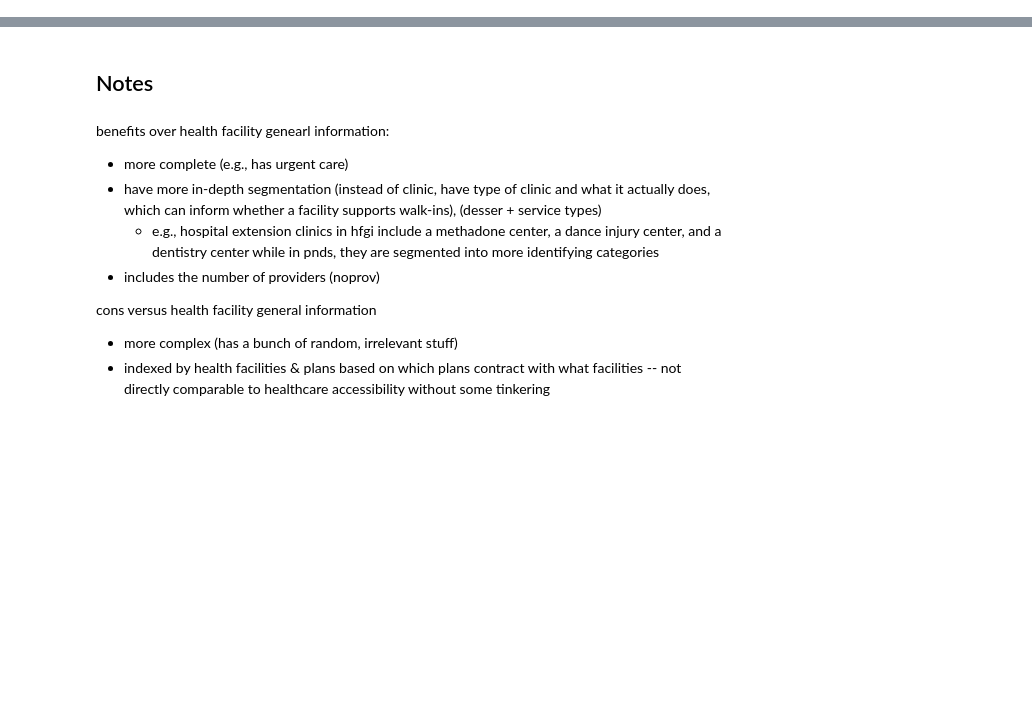
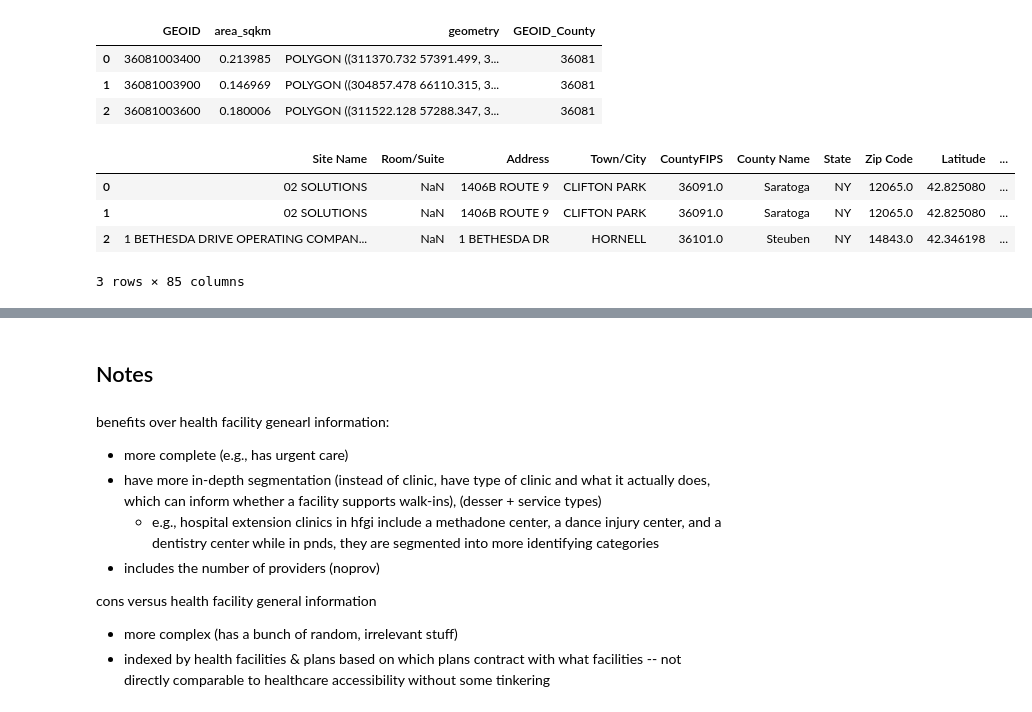
Before and after one commit to yianzhang14/cybergis_hospitals, a Jupyter notebook: data_cleaning_pnds.ipynb, the cells around one changed output, grey strips where cells are left out. Cells and saved outputs as stored; diff of their text form; code cells hidden in the pictures; blank space fills up the shorter version.

```diff
--- a/data_cleaning_pnds.ipynb
+++ b/data_cleaning_pnds.ipynb
@@ -34,0 +20,24 @@ df_ny
+# %%
+# Census tracts in NYC
+tracts = gpd.read_file('./data/new_york_census_tract.geojson')
+tracts['GEOID_County'] = tracts.apply(lambda x:x['GEOID'][0:5], axis=1)
+tracts.head(3)
+# %% [output]
+|  | GEOID | area_sqkm | geometry | GEOID_County |
+| 0 | 36081003400 | 0.213985 | POLYGON ((311370.732 57391.499, 3... | 36081 |
+| 1 | 36081003900 | 0.146969 | POLYGON ((304857.478 66110.315, 3... | 36081 |
+| 2 | 36081003600 | 0.180006 | POLYGON ((311522.128 57288.347, 3... | 36081 |
+# %%
+# Provider data
+df = pd.read_csv("data/Institutional_Provider_Network_Data__2021_Quarter_1.csv")
+df = gpd.GeoDataFrame(df, geometry=gpd.points_from_xy(df['Longitude'], df['Latitude'], crs="EPSG:4326"))
+df['Designated Service'] = df['Designated Service'].apply(lambda x: '{0:0>3}'.format(x))
+df = df.to_crs(tracts.crs)
+
+df.head(3)
+# %% [output]
+|  | Site Name | Room/Suite | Address | Town/City | CountyFIPS | County Name | State | Zip Code | Latitude | ... |
+| 0 | 02 SOLUTIONS | NaN | 1406B ROUTE 9 | CLIFTON PARK | 36091.0 | Saratoga | NY | 12065.0 | 42.825080 | ... |
+| 1 | 02 SOLUTIONS | NaN | 1406B ROUTE 9 | CLIFTON PARK | 36091.0 | Saratoga | NY | 12065.0 | 42.825080 | ... |
+| 2 | 1 BETHESDA DRIVE OPERATING COMPAN... | NaN | 1 BETHESDA DR | HORNELL | 36101.0 | Steuben | NY | 14843.0 | 42.346198 | ... |
+3 rows × 85 columns
```
Also changed, not shown: parts of 25 cells of this notebook, 2 other files.
